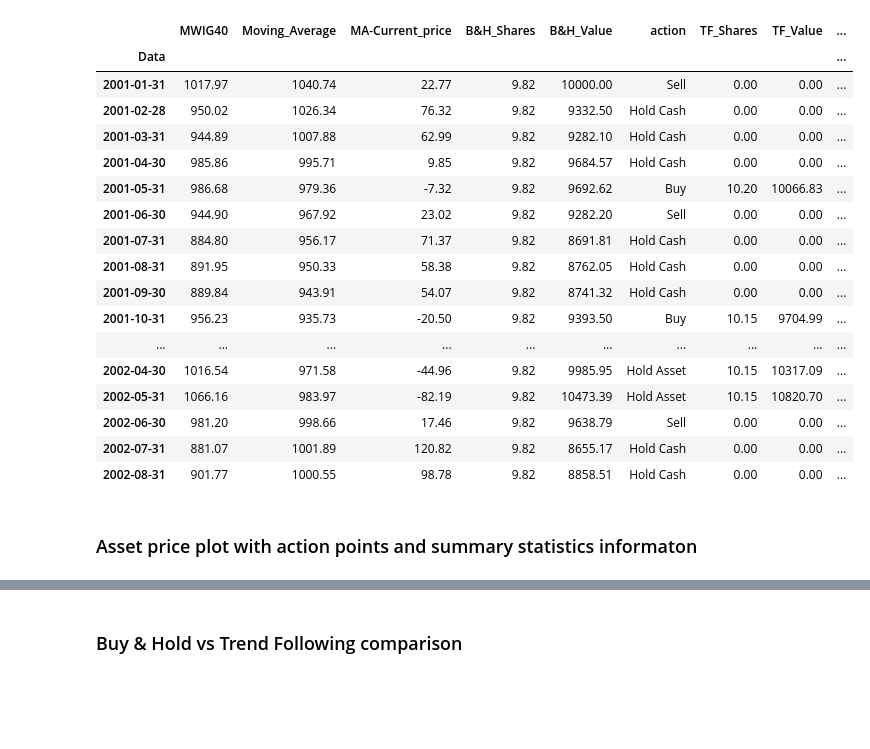
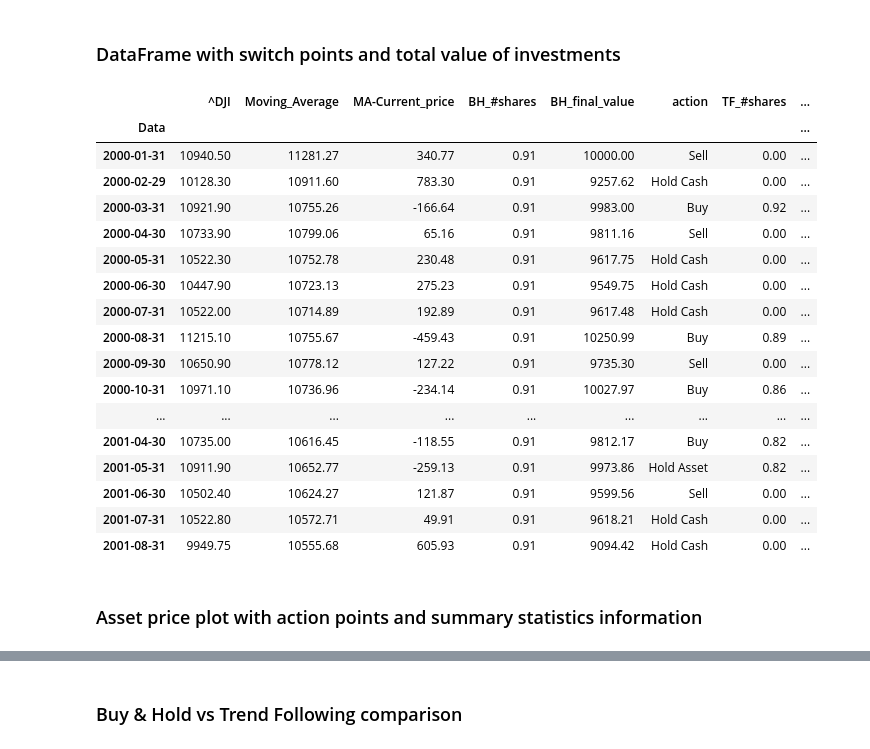
Before and after one commit to BuzuGit/Trend-Following-Analysis, a Jupyter notebook: Trend Following Analysis.ipynb, the cells around one changed output, grey strips where cells are left out. Saved outputs shown, nothing was run; the diff lists cells and outputs as text; code cells hidden in the pictures; blank space fills up the shorter version.

```diff
--- a/Trend Following Analysis.ipynb
+++ b/Trend Following Analysis.ipynb
@@ -12,3 +44,9 @@ pd.set_option('display.float_format', lambda x: '%.2f' % x)
+# %%
+Start = "20000101"
+End = "20180102"
+equity_ticker = '^DJI'
+currency_pair = 'CHFPLN'
+commodity_ticker = 'XAUUSD'
 # %%
 def quotes_downloader(ticker, start, end):
     url = "".join(("https://stooq.pl/q/d/l/?s=", ticker, "&d1=", start, "&d2=", end, "&i=d"))
@@ -18,8 +56,3 @@ def quotes_downloader(ticker, start, end):
     df.set_index('Data', inplace=True)
     df.rename(columns={'Zamkniecie':ticker}, inplace=True)
     return df
-# %%
-Start = "20000101"
-End = "20180413"
-ticker = 'MWIG40'
-mWIG = quotes_downloader(ticker, Start, End)
@@ -30,0 +61,4 @@ plt.xlabel('');
+# %%
+equity_df = quotes_downloader(equity_ticker, Start, End)
+equity_df.plot(figsize=(14, 7))
+plt.xlabel('');
@@ -49,0 +75,3 @@ mWIG_daily.head()
+# %%
+equity_daily = create_daily_ma(equity_df, equity_ticker)
+equity_daily.head()
@@ -50,3 +86,5 @@ mWIG_daily.head()
+# %% [markdown]
+### DataFrame with switch points and total value of investments
 # %%
 amount_to_invest = 10000
 monthly_interest = 0.02 / 12
@@ -109,29 +147,29 @@ def complete_df_creator(df, ticker, Y, M, D):
         n += 1
     return df3
 # %%
-final_Mwig = complete_df_creator(mWIG_daily, ticker, 2001, 1, 1)
-final_Mwig.head(n=20)
+final_equity = complete_df_creator(equity_daily, equity_ticker, 2000, 1, 1)
+final_equity.head(n=20)
 # %% [output]
-|  | MWIG40 | Moving_Average | MA-Current_price | B&H_Shares | B&H_Value | action | TF_Shares | TF_Value | ... |
-| Data |  |  |  |  |  |  |  |  | ... |
-| 2001-01-31 | 1017.97 | 1040.74 | 22.77 | 9.82 | 10000.00 | Sell | 0.00 | 0.00 | ... |
-| 2001-02-28 | 950.02 | 1026.34 | 76.32 | 9.82 | 9332.50 | Hold Cash | 0.00 | 0.00 | ... |
-| 2001-03-31 | 944.89 | 1007.88 | 62.99 | 9.82 | 9282.10 | Hold Cash | 0.00 | 0.00 | ... |
-| 2001-04-30 | 985.86 | 995.71 | 9.85 | 9.82 | 9684.57 | Hold Cash | 0.00 | 0.00 | ... |
-| 2001-05-31 | 986.68 | 979.36 | -7.32 | 9.82 | 9692.62 | Buy | 10.20 | 10066.83 | ... |
-| 2001-06-30 | 944.90 | 967.92 | 23.02 | 9.82 | 9282.20 | Sell | 0.00 | 0.00 | ... |
-| 2001-07-31 | 884.80 | 956.17 | 71.37 | 9.82 | 8691.81 | Hold Cash | 0.00 | 0.00 | ... |
-| 2001-08-31 | 891.95 | 950.33 | 58.38 | 9.82 | 8762.05 | Hold Cash | 0.00 | 0.00 | ... |
-| 2001-09-30 | 889.84 | 943.91 | 54.07 | 9.82 | 8741.32 | Hold Cash | 0.00 | 0.00 | ... |
-| 2001-10-31 | 956.23 | 935.73 | -20.50 | 9.82 | 9393.50 | Buy | 10.15 | 9704.99 | ... |
-| ... | ... | ... | ... | ... | ... | ... | ... | ... | ... |
-| 2002-04-30 | 1016.54 | 971.58 | -44.96 | 9.82 | 9985.95 | Hold Asset | 10.15 | 10317.09 | ... |
-| 2002-05-31 | 1066.16 | 983.97 | -82.19 | 9.82 | 10473.39 | Hold Asset | 10.15 | 10820.70 | ... |
-| 2002-06-30 | 981.20 | 998.66 | 17.46 | 9.82 | 9638.79 | Sell | 0.00 | 0.00 | ... |
-| 2002-07-31 | 881.07 | 1001.89 | 120.82 | 9.82 | 8655.17 | Hold Cash | 0.00 | 0.00 | ... |
-| 2002-08-31 | 901.77 | 1000.55 | 98.78 | 9.82 | 8858.51 | Hold Cash | 0.00 | 0.00 | ... |
+|  | ^DJI | Moving_Average | MA-Current_price | BH_#shares | BH_final_value | action | TF_#shares | ... |
+| Data |  |  |  |  |  |  |  | ... |
+| 2000-01-31 | 10940.50 | 11281.27 | 340.77 | 0.91 | 10000.00 | Sell | 0.00 | ... |
+| 2000-02-29 | 10128.30 | 10911.60 | 783.30 | 0.91 | 9257.62 | Hold Cash | 0.00 | ... |
+| 2000-03-31 | 10921.90 | 10755.26 | -166.64 | 0.91 | 9983.00 | Buy | 0.92 | ... |
+| 2000-04-30 | 10733.90 | 10799.06 | 65.16 | 0.91 | 9811.16 | Sell | 0.00 | ... |
+| 2000-05-31 | 10522.30 | 10752.78 | 230.48 | 0.91 | 9617.75 | Hold Cash | 0.00 | ... |
+| 2000-06-30 | 10447.90 | 10723.13 | 275.23 | 0.91 | 9549.75 | Hold Cash | 0.00 | ... |
+| 2000-07-31 | 10522.00 | 10714.89 | 192.89 | 0.91 | 9617.48 | Hold Cash | 0.00 | ... |
+| 2000-08-31 | 11215.10 | 10755.67 | -459.43 | 0.91 | 10250.99 | Buy | 0.89 | ... |
+| 2000-09-30 | 10650.90 | 10778.12 | 127.22 | 0.91 | 9735.30 | Sell | 0.00 | ... |
+| 2000-10-31 | 10971.10 | 10736.96 | -234.14 | 0.91 | 10027.97 | Buy | 0.86 | ... |
+| ... | ... | ... | ... | ... | ... | ... | ... | ... |
+| 2001-04-30 | 10735.00 | 10616.45 | -118.55 | 0.91 | 9812.17 | Buy | 0.82 | ... |
+| 2001-05-31 | 10911.90 | 10652.77 | -259.13 | 0.91 | 9973.86 | Hold Asset | 0.82 | ... |
+| 2001-06-30 | 10502.40 | 10624.27 | 121.87 | 0.91 | 9599.56 | Sell | 0.00 | ... |
+| 2001-07-31 | 10522.80 | 10572.71 | 49.91 | 0.91 | 9618.21 | Hold Cash | 0.00 | ... |
+| 2001-08-31 | 9949.75 | 10555.68 | 605.93 | 0.91 | 9094.42 | Hold Cash | 0.00 | ... |
 # %% [markdown]
-### Asset price plot with action points and summary statistics informaton
+### Asset price plot with action points and summary statistics information
 # %%
 def plot_with_actions(df, ticker):
     df3 = df.copy()
```
Also changed, not shown: parts of 75 cells of this notebook.
